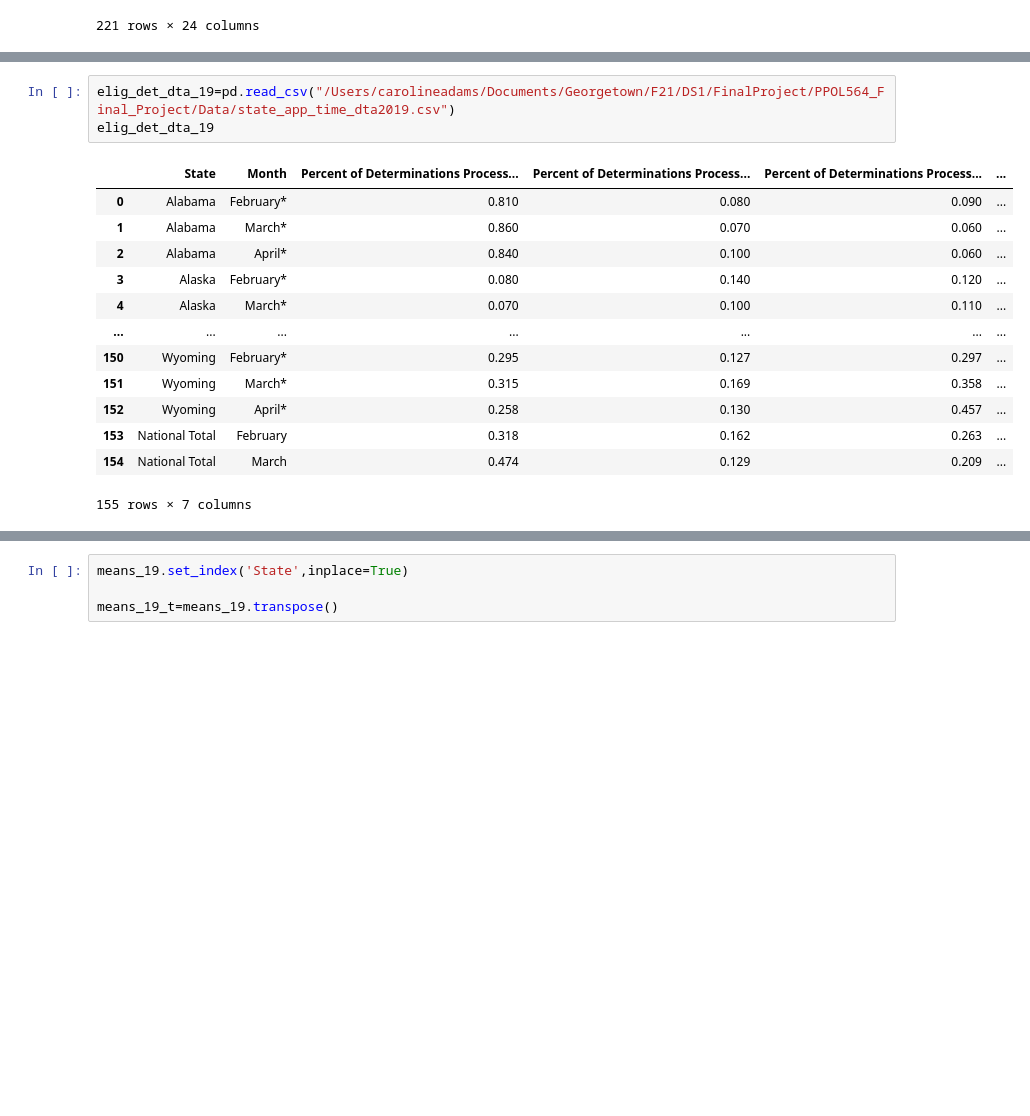
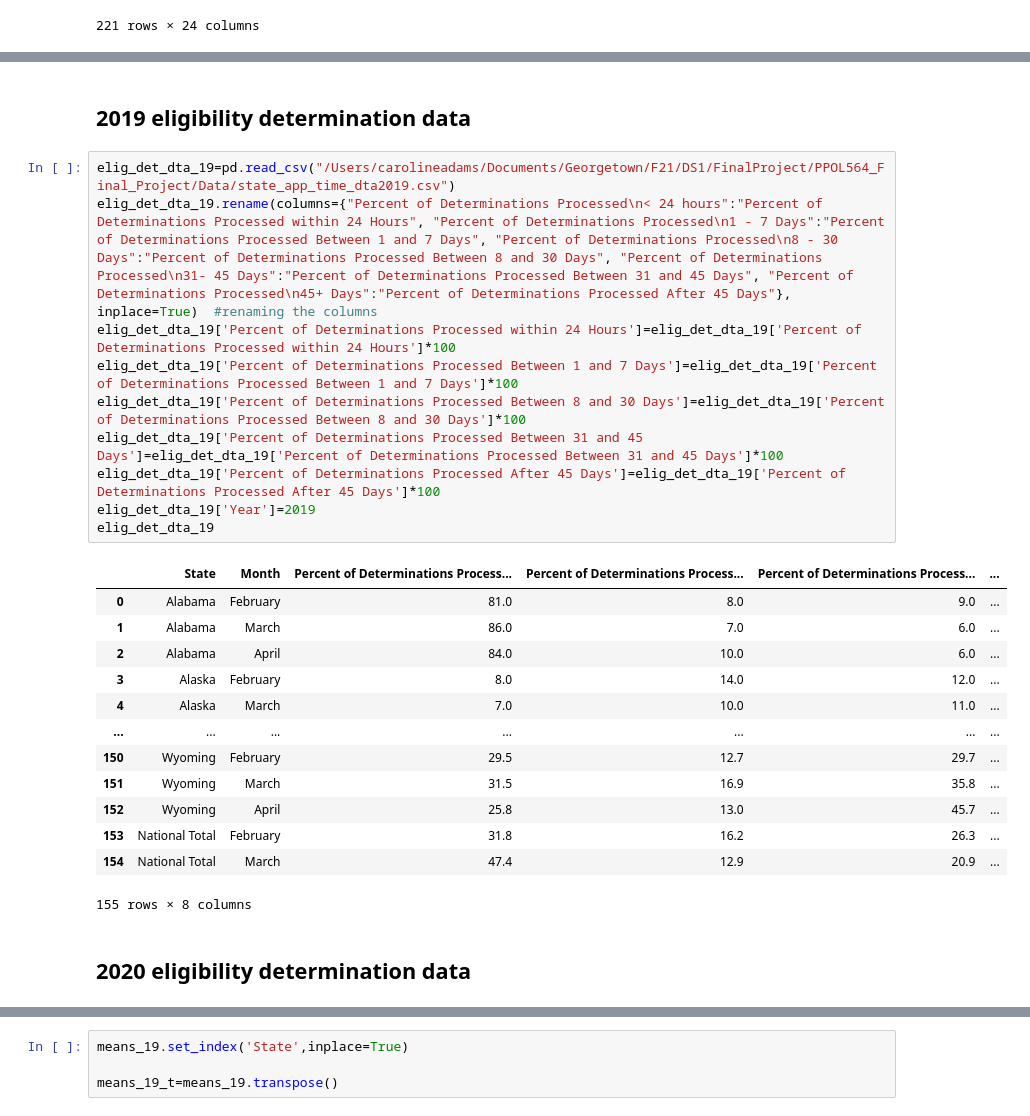
Before and after one commit to carolineeadams/Medicaid_Application_Processing_Time, a Jupyter notebook: Data Joining and Manipulation.ipynb, the cells around one changed output, grey strips where cells are left out. Drawn from its saved outputs; the diff is of its cells as text; blank space fills up the shorter version.

Commit message:
final project report draft, additional data wrangling and visualizations

```diff
--- a/Data Joining and Manipulation.ipynb
+++ b/Data Joining and Manipulation.ipynb
@@ -211,17 +239,28 @@ df_19
+# %% [markdown]
+## 2019 eligibility determination data
 # %%
 elig_det_dta_19=pd.read_csv("/Users/carolineadams/Documents/Georgetown/F21/DS1/FinalProject/PPOL564_Final_Project/Data/state_app_time_dta2019.csv")
+elig_det_dta_19.rename(columns={"Percent of Determinations Processed\n< 24 hours":"Percent of Determinations Processed within 24 Hours", "Percent of Determinations Processed\n1 - 7 Days":"Percent of Determinations Processed Between 1 and 7 Days", "Percent of Determinations Processed\n8 - 30 Days":"Percent of Determinations Processed Between 8 and 30 Days", "Percent of Determinations Processed\n31- 45 Days":"Percent of Determinations Processed Between 31 and 45 Days", "Percent of Determinations Processed\n45+ Days":"Percent of Determinations Processed After 45 Days"}, inplace=True)  #renaming the columns
+elig_det_dta_19['Percent of Determinations Processed within 24 Hours']=elig_det_dta_19['Percent of Determinations Processed within 24 Hours']*100
+elig_det_dta_19['Percent of Determinations Processed Between 1 and 7 Days']=elig_det_dta_19['Percent of Determinations Processed Between 1 and 7 Days']*100
+elig_det_dta_19['Percent of Determinations Processed Between 8 and 30 Days']=elig_det_dta_19['Percent of Determinations Processed Between 8 and 30 Days']*100
+elig_det_dta_19['Percent of Determinations Processed Between 31 and 45 Days']=elig_det_dta_19['Percent of Determinations Processed Between 31 and 45 Days']*100
+elig_det_dta_19['Percent of Determinations Processed After 45 Days']=elig_det_dta_19['Percent of Determinations Processed After 45 Days']*100
+elig_det_dta_19['Year']=2019
 elig_det_dta_19
 # %% [output]
 |  | State | Month | Percent of Determinations Process... | Percent of Determinations Process... | Percent of Determinations Process... | ... |
-| 0 | Alabama | February* | 0.810 | 0.080 | 0.090 | ... |
-| 1 | Alabama | March* | 0.860 | 0.070 | 0.060 | ... |
-| 2 | Alabama | April* | 0.840 | 0.100 | 0.060 | ... |
-| 3 | Alaska | February* | 0.080 | 0.140 | 0.120 | ... |
-| 4 | Alaska | March* | 0.070 | 0.100 | 0.110 | ... |
+| 0 | Alabama | February | 81.0 | 8.0 | 9.0 | ... |
+| 1 | Alabama | March | 86.0 | 7.0 | 6.0 | ... |
+| 2 | Alabama | April | 84.0 | 10.0 | 6.0 | ... |
+| 3 | Alaska | February | 8.0 | 14.0 | 12.0 | ... |
+| 4 | Alaska | March | 7.0 | 10.0 | 11.0 | ... |
 | ... | ... | ... | ... | ... | ... | ... |
-| 150 | Wyoming | February* | 0.295 | 0.127 | 0.297 | ... |
-| 151 | Wyoming | March* | 0.315 | 0.169 | 0.358 | ... |
-| 152 | Wyoming | April* | 0.258 | 0.130 | 0.457 | ... |
-| 153 | National Total | February | 0.318 | 0.162 | 0.263 | ... |
-| 154 | National Total | March | 0.474 | 0.129 | 0.209 | ... |
+| 150 | Wyoming | February | 29.5 | 12.7 | 29.7 | ... |
+| 151 | Wyoming | March | 31.5 | 16.9 | 35.8 | ... |
+| 152 | Wyoming | April | 25.8 | 13.0 | 45.7 | ... |
+| 153 | National Total | February | 31.8 | 16.2 | 26.3 | ... |
+| 154 | National Total | March | 47.4 | 12.9 | 20.9 | ... |
-155 rows × 7 columns
+155 rows × 8 columns
+# %% [markdown]
+## 2020 eligibility determination data
```
Also changed, not shown: parts of 30 cells of this notebook, 7 other files.
